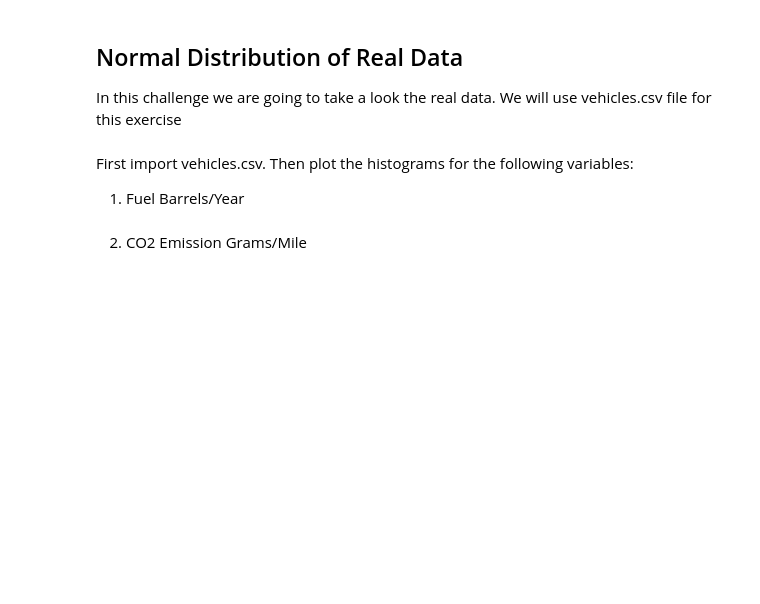
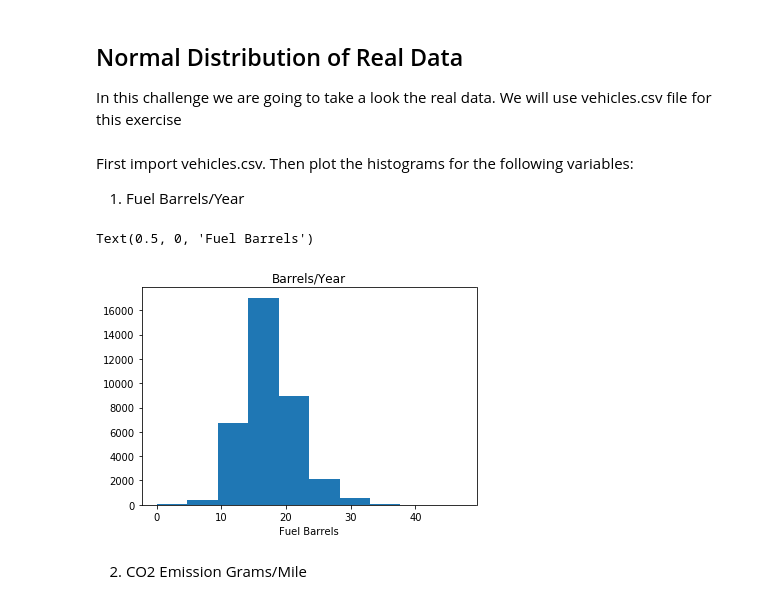
Before and after one commit to 4thSword/datamad0819, a Jupyter notebook: module-2/lab-continuous-probability-distribution/your-code/main.ipynb, the cells around one changed output. Saved outputs shown, nothing was run; the diff lists cells and outputs as text; code cells hidden in the pictures; blank space fills up the shorter version.

```diff
--- a/module-2/lab-continuous-probability-distribution/your-code/main.ipynb
+++ b/module-2/lab-continuous-probability-distribution/your-code/main.ipynb
@@ -103,2 +114,15 @@ Then plot the histograms for the following variables:
+# %%
+# your code here
+import pandas as pd
+
+df = pd.read_csv('vehicles.csv')
+
+fig, ax = plt.subplots(1,1)
+ax.hist(df['Fuel Barrels/Year'])
+ax.set_title('Barrels/Year')
+ax.set_xlabel('Fuel Barrels')
+# %% [output]
+Text(0.5, 0, 'Fuel Barrels')
+[figure, added]
 # %% [markdown]
 2. CO2 Emission Grams/Mile
```
Also changed, not shown: parts of 12 cells of this notebook.
